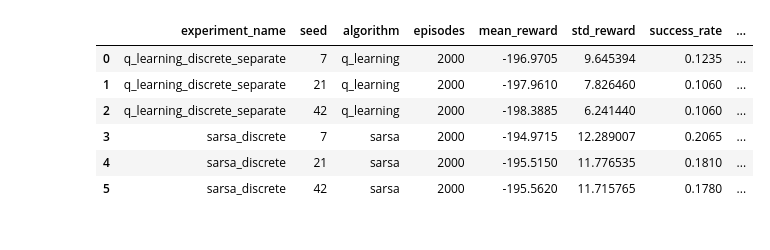
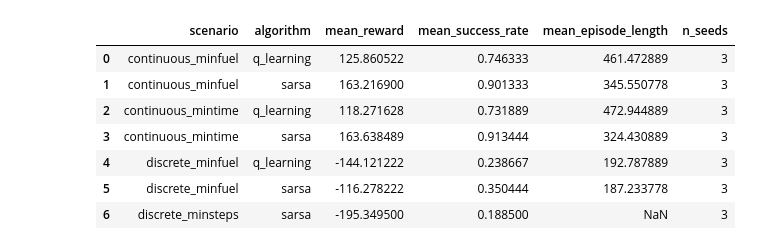
Before and after one commit to Seraphim-Systems/mountain-pendulum, a Jupyter notebook: notebooks/04_q_learning_vs_sarsa_comparison.ipynb, the cells around one changed output. Cells and saved outputs as stored; diff of their text form; code cells hidden in the pictures.

```diff
--- a/notebooks/04_q_learning_vs_sarsa_comparison.ipynb
+++ b/notebooks/04_q_learning_vs_sarsa_comparison.ipynb
@@ -9,8 +35,10 @@ import numpy as np
 import pandas as pd
 import matplotlib.pyplot as plt
 import seaborn as sns
+from IPython.display import display
 
 sns.set_theme(style="whitegrid", context="talk")
+
 
 def find_project_root(start: Path) -> Path:
     current = start.resolve()
@@ -19,24 +47,77 @@ def find_project_root(start: Path) -> Path:
             return candidate
     raise FileNotFoundError("Could not locate project root with outputs/logs and README.md")
 
+
 PROJECT_ROOT = find_project_root(Path.cwd())
 LOGS_DIR = PROJECT_ROOT / "outputs" / "logs"
+MODELS_DIR = PROJECT_ROOT / "outputs" / "models"
 FIG_DIR = PROJECT_ROOT / "outputs" / "figures"
 FIG_DIR.mkdir(parents=True, exist_ok=True)
 
-q_seed_path = LOGS_DIR / "q_learning_discrete_separate_seed_results.csv"
-s_seed_path = LOGS_DIR / "sarsa_discrete_seed_results.csv"
-q_agg_path = LOGS_DIR / "q_learning_discrete_separate_aggregate.json"
-s_agg_path = LOGS_DIR / "sarsa_discrete_aggregate.json"
+SCENARIO_EXPERIMENTS = {
+    "discrete_minsteps": {
+        "q_learning": "q_learning_discrete",
+        "sarsa": "sarsa_discrete",
+    },
+    "discrete_minfuel": {
+        "q_learning": "q_learning_discrete_minfuel",
+        "sarsa": "sarsa_discrete_minfuel",
+    },
+    "continuous_minfuel": {
+        "q_learning": "q_learning_continuous_minfuel",
+        "sarsa": "sarsa_continuous_minfuel",
+    },
+    "continuous_mintime": {
+        "q_learning": "q_learning_continuous_mintime",
+        "sarsa": "sarsa_continuous_mintime",
+    },
+}
 
-q_seed_df = pd.read_csv(q_seed_path)
-s_seed_df = pd.read_csv(s_seed_path)
 
-with open(q_agg_path, "r", encoding="utf-8") as f:
-    q_agg = json.load(f)
-with open(s_agg_path, "r", encoding="utf-8") as f:
-    s_agg = json.load(f)
+def load_json(path: Path) -> dict:
+    with open(path, "r", encoding="utf-8") as f:
+        return json.load(f)
 
-combined_seed_df = pd.concat([q_seed_df, s_seed_df], ignore_index=True)
-combined_seed_df
+
+aggregate_rows = []
+seed_rows = []
+
+for scenario, mapping in SCENARIO_EXPERIMENTS.items():
+    for algo, exp in mapping.items():
+        agg_path = LOGS_DIR / f"{exp}_aggregate.json"
+        seed_path = LOGS_DIR / f"{exp}_seed_results.csv"
+
+        if agg_path.exists():
+            row = load_json(agg_path)
+            row["scenario"] = scenario
+            row["algorithm"] = algo
+            row["experiment_name"] = exp
+            aggregate_rows.append(row)
+
+        if seed_path.exists():
+            df = pd.read_csv(seed_path)
+            df["scenario"] = scenario
+            df["algorithm"] = algo
+            df["experiment_name"] = exp
+            seed_rows.append(df)
+
+aggregate_df = pd.DataFrame(aggregate_rows)
+seed_df = pd.concat(seed_rows, ignore_index=True) if seed_rows else pd.DataFrame()
+
+print(f"Project root: {PROJECT_ROOT}")
+print(f"Loaded aggregates: {len(aggregate_df)}")
+print(f"Loaded seed rows: {len(seed_df)}")
+
+display(
+    aggregate_df[
+        [
+            "scenario",
+            "algorithm",
+            "mean_reward",
+            "mean_success_rate",
+            "mean_episode_length",
+            "n_seeds",
+        ]
+    ].sort_values(["scenario", "algorithm"]).reset_index(drop=True)
+)
 # %% [output]
@@ -43,8 +127,9 @@ combined_seed_df
-|  | experiment_name | seed | algorithm | episodes | mean_reward | std_reward | success_rate | ... |
-| 0 | q_learning_discrete_separate | 7 | q_learning | 2000 | -196.9705 | 9.645394 | 0.1235 | ... |
-| 1 | q_learning_discrete_separate | 21 | q_learning | 2000 | -197.9610 | 7.826460 | 0.1060 | ... |
-| 2 | q_learning_discrete_separate | 42 | q_learning | 2000 | -198.3885 | 6.241440 | 0.1060 | ... |
-| 3 | sarsa_discrete | 7 | sarsa | 2000 | -194.9715 | 12.289007 | 0.2065 | ... |
-| 4 | sarsa_discrete | 21 | sarsa | 2000 | -195.5150 | 11.776535 | 0.1810 | ... |
-| 5 | sarsa_discrete | 42 | sarsa | 2000 | -195.5620 | 11.715765 | 0.1780 | ... |
+|  | scenario | algorithm | mean_reward | mean_success_rate | mean_episode_length | n_seeds |
+| 0 | continuous_minfuel | q_learning | 125.860522 | 0.746333 | 461.472889 | 3 |
+| 1 | continuous_minfuel | sarsa | 163.216900 | 0.901333 | 345.550778 | 3 |
+| 2 | continuous_mintime | q_learning | 118.271628 | 0.731889 | 472.944889 | 3 |
+| 3 | continuous_mintime | sarsa | 163.638489 | 0.913444 | 324.430889 | 3 |
+| 4 | discrete_minfuel | q_learning | -144.121222 | 0.238667 | 192.787889 | 3 |
+| 5 | discrete_minfuel | sarsa | -116.278222 | 0.350444 | 187.233778 | 3 |
+| 6 | discrete_minsteps | sarsa | -195.349500 | 0.188500 | NaN | 3 |
 # %%
```
Also changed, not shown: parts of 8 cells of this notebook, 4 other files.
